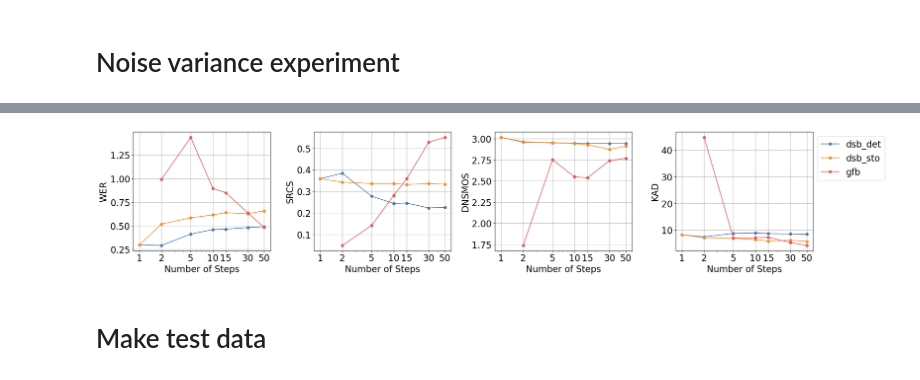
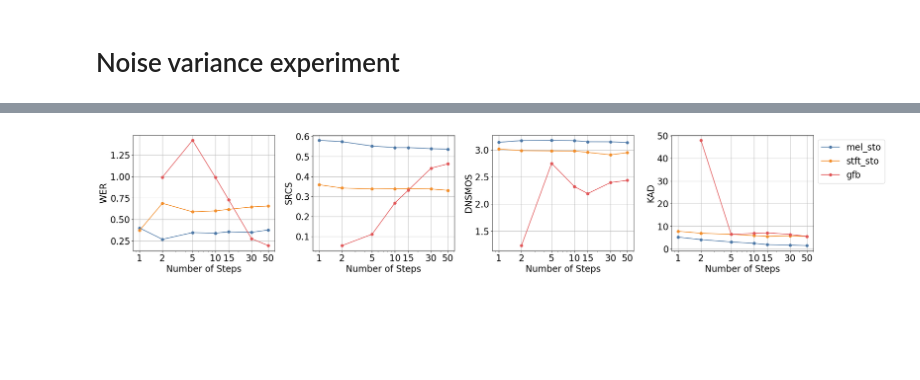
Before and after one commit to kommodeskab/Latent-DSB, a Jupyter notebook: analysis.ipynb, the cells around one changed output, grey strips where cells are left out. Drawn from its saved outputs; the diff is of its cells as text; code cells hidden in the pictures; blank space fills up the shorter version.

```diff
--- a/analysis.ipynb
+++ b/analysis.ipynb
@@ -205,27 +33,0 @@ INFO:speechbrain.utils.quirks:Excluded quirks specified by the `SB_DISABLE_QUIRK
-# %%
-fig, axs = plt.subplots(1, 1, figsize=(10, 5))
-plt.rcParams.update({'font.size': 20})
-dsb_iterations_to_plot = [1, 2, 4, 8]
-for dsb_iteration in dsb_iterations_to_plot:
-    axs.plot(data[dsb_iteration]['Ct_mean'], label=f"DSB Iteration {dsb_iteration}")
-    axs.fill_between(
-        range(len(data[dsb_iteration]['Ct_mean'])),
-        data[dsb_iteration]['Ct_mean'] - data[dsb_iteration]['Ct_std'],
-        data[dsb_iteration]['Ct_mean'] + data[dsb_iteration]['Ct_std'],
-        alpha=0.2
-    )
-
-axs.grid(True)
-yticks = [10**i for i in range(-2, 1)]
-xticks = [i for i in range(0, 101, 20)]
-xlabels = [i / 100 for i in xticks]
-axs.set_xticks(xticks)
-axs.set_xticklabels(xlabels)
-axs.set_yticks(yticks)
-axs.set_yticklabels([str(tick) for tick in yticks])
-axs.set_yscale('log')
-axs.set_xlabel("$t$")
-axs.set_ylabel("$C_t$")
-axs.legend(bbox_to_anchor=(1.05, 1), loc='upper left')
-plt.savefig("test_results/dsb_iterations/Ct_vs_dsb_iterations.png", dpi=300, bbox_inches='tight')
-plt.show()
@@ -307,11 +33,0 @@ plt.show()
-# %%
-from IPython.display import display, Audio
-
-for i, (key, value) in enumerate(data.items()):
-    x1 : torch.Tensor = value['x1']
-    x0_recon : torch.Tensor = value['x0_recon']
-    x1_audio = x1[1].flatten()
-    x0_recon_audio = x0_recon[1].flatten()
-    print(names[i])
-    display(Audio(x1_audio.cpu().numpy(), rate=16000, normalize=False))
-    display(Audio(x0_recon_audio.cpu().numpy(), rate=16000, normalize=False))
@@ -404,16 +106,17 @@ import matplotlib.pyplot as plt
 import torch
 
 data = dict()
+what_test = "clip"
 
 num_steps = [50, 30, 15, 10, 5, 2, 1]
-for model in ['dsb_det', 'dsb_sto', 'gfb']:
+for model in ['mel_sto', 'stft_sto', 'gfb']:
     data[model] = dict()
     for metric in ['wer', 'srcs', 'dnsmos', 'kad']:
         metric_list = []
         for num_step in num_steps:
             if num_step == 1 and model == 'gfb':
                 continue
-            path = f"test_results/num_steps/{model}_{num_step}"
+            path = f"test_results/test_{what_test}/{model}_{num_step}"
             metrics = torch.load(path + "/metrics.pt", weights_only=True)
             value = metrics[metric]
             value = torch.tensor(value)
@@ -421,33 +124,31 @@ for model in ['dsb_det', 'dsb_sto', 'gfb']:
 
             metric_list.append(value)
 
         data[model][metric] = metric_list
 
 fig, axs = plt.subplots(1, 4, figsize=(25, 5))
 axs : list[plt.Axes]
 plt.rcParams.update({'font.size': 20})
 colors = ['#4E79A7', '#F28E2B', '#E15759']
 
 for i, (model, metrics) in enumerate(data.items()):
     color = colors[i]
 
     xvalues = num_steps if model != 'gfb' else num_steps[:-1]  # GFB does not have num_step=1
     axs[0].plot(xvalues, metrics['wer'], marker='o', linestyle='-', color=color, label=model)
     axs[1].plot(xvalues, metrics['srcs'], marker='o', linestyle='-', color=color)
     axs[2].plot(xvalues, metrics['dnsmos'], marker='o', linestyle='-', color=color)
     axs[3].plot(xvalues, metrics['kad'], marker='o', linestyle='-', color=color, label=model)
 for i in range(4):
     axs[i].set_xlabel("Number of Steps")
     axs[i].set_ylabel(["WER", "SRCS", "DNSMOS", "KAD"][i])
     axs[i].set_xticks(num_steps)
     axs[i].grid(True)
     axs[i].set_xscale('log')
     axs[i].set_xticks(num_steps)
     axs[i].set_xticklabels(num_steps)
     if i == 3:
         axs[i].legend(loc='upper left', bbox_to_anchor=(1, 1))
 plt.tight_layout()
 # %% [output]
-[figure, old version]
+[figure, new version]
-# %% [markdown]
-# Make test data
```
Also changed, not shown: parts of 14 cells of this notebook, 32 other files.
